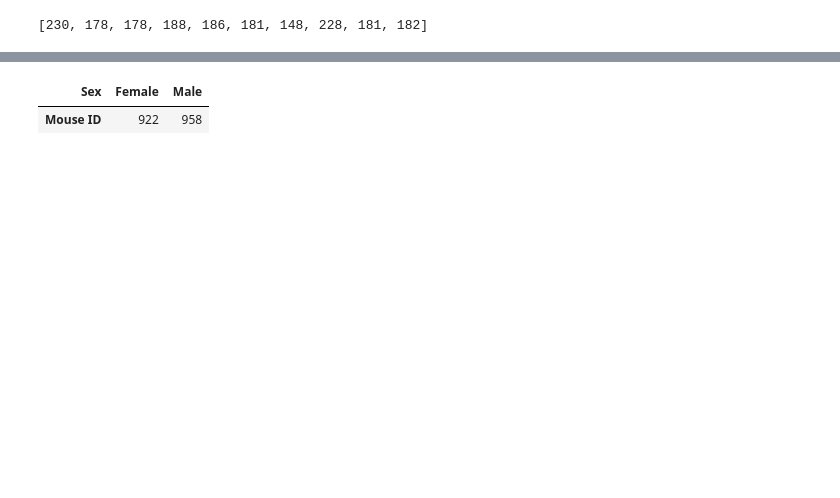
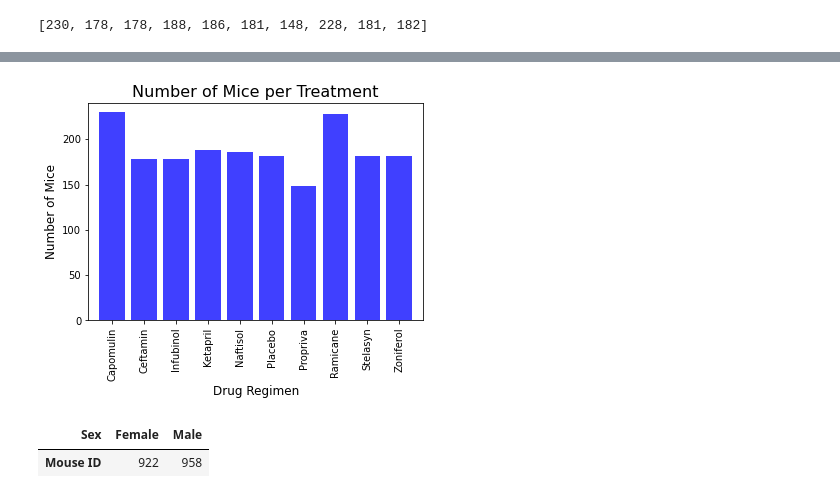
Before and after one commit to Posh007/Matplotlib-Plots, a Jupyter notebook: Pymaceuticals/Pymaceuticals_starter.ipynb, the cells around one changed output, grey strips where cells are left out. Cells and saved outputs as stored; diff of their text form; code cells hidden in the pictures; blank space fills up the shorter version.

```diff
--- a/Pymaceuticals/Pymaceuticals_starter.ipynb
+++ b/Pymaceuticals/Pymaceuticals_starter.ipynb
@@ -182,7 +181,8 @@ x_axis = np.arange(len(mice_per_treat))
 
 # Generate making a bar chart, users = y_axis
 plt.bar(x_axis, mice_per_treat, color='b', alpha=0.75, align='center')
-fig1, ax1 = plt.subplots()
+
+
 #Locate x-axis heaaders
 tick_locations = [value for value in x_axis]
 plt.xticks(tick_locations, ['Capomulin', 'Ceftamin', 'Infubinol', 'Ketapril', 'Naftisol', 'Placebo', 'Propriva', 'Ramicane', 'Stelasyn', 'Zoniferol'],  rotation='vertical')
@@ -203,3 +201,4 @@ plt.show()
+[figure, added]
 # %%
 # Generate a pie plot showing the distribution of female versus male mice using Pandas
 
```
Also changed, not shown: parts of 8 cells of this notebook, 2 other files.
